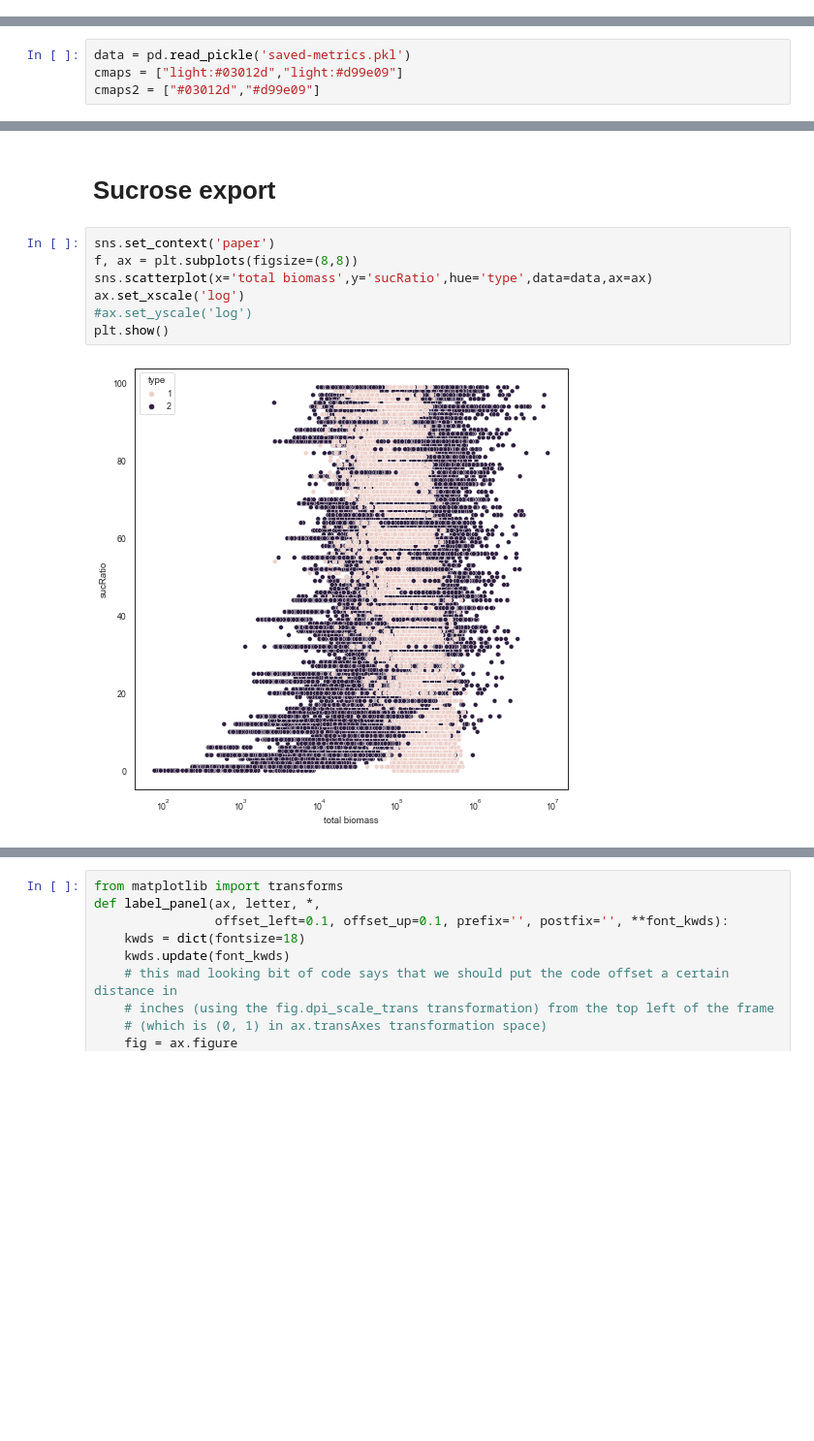
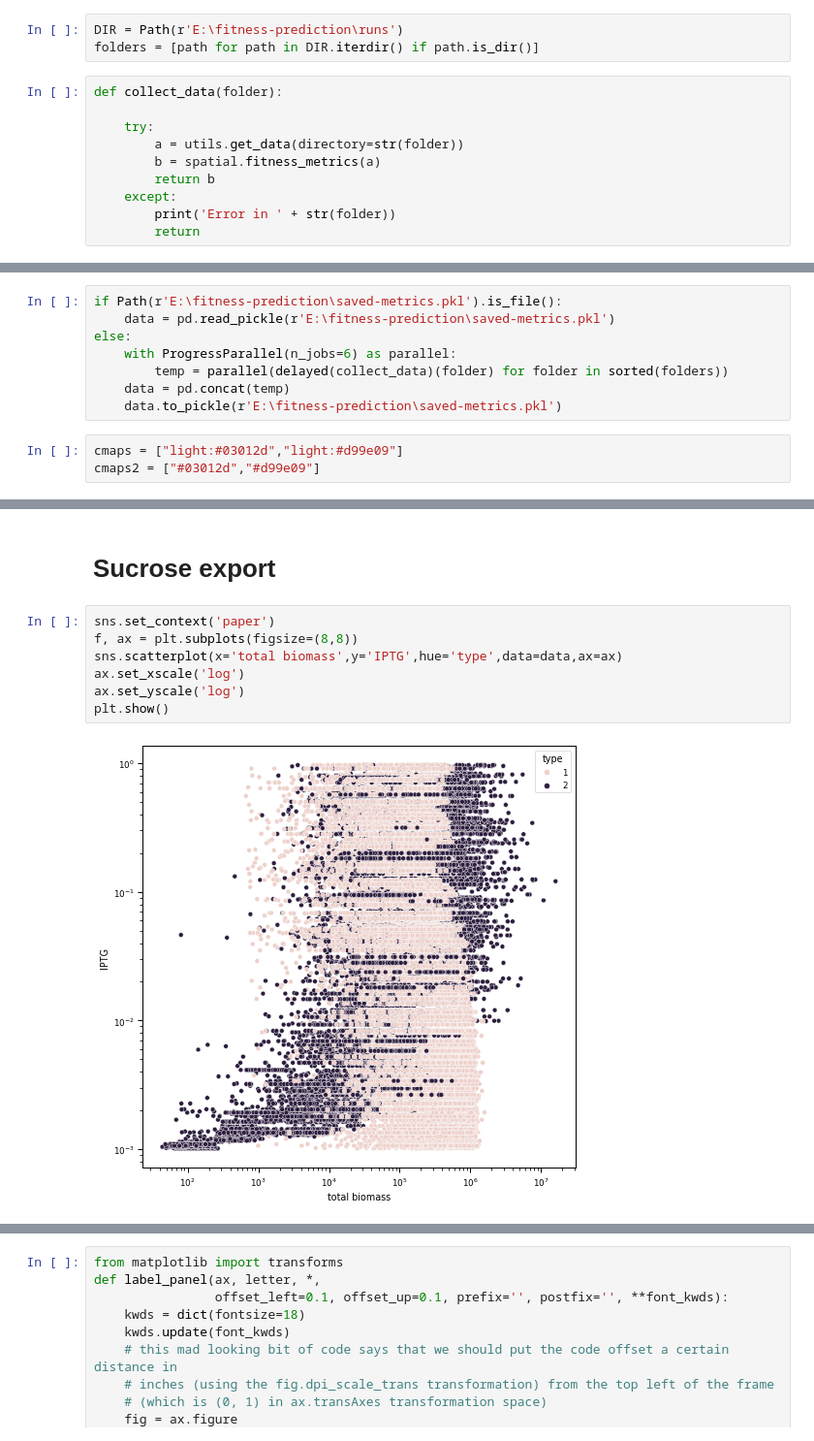
Before and after one commit to Jsakkos/nufeb-cyano-e-coli, a Jupyter notebook: notebooks/extra-trees-model.ipynb, the cells around one changed output, grey strips where cells are left out. Shown at 97% size. Saved outputs shown, nothing was run; the diff lists cells and outputs as text; blank space fills up the shorter version.

```diff
--- a/notebooks/extra-trees-model.ipynb
+++ b/notebooks/extra-trees-model.ipynb
@@ -11,7 +31,27 @@ from sklearn.metrics import r2_score, mean_squared_error
+# %%
+DIR = Path(r'E:\fitness-prediction\runs')
+folders = [path for path in DIR.iterdir() if path.is_dir()]
+# %%
+def collect_data(folder):
+
+    try:
+        a = utils.get_data(directory=str(folder))
+        b = spatial.fitness_metrics(a)
+        return b
+    except:
+        print('Error in ' + str(folder))
+        return
 # %% [markdown]
 # Gather datasets
+# %%
+if Path(r'E:\fitness-prediction\saved-metrics.pkl').is_file():
+    data = pd.read_pickle(r'E:\fitness-prediction\saved-metrics.pkl')
+else:
+    with ProgressParallel(n_jobs=6) as parallel:
+        temp = parallel(delayed(collect_data)(folder) for folder in sorted(folders))
+    data = pd.concat(temp)
+    data.to_pickle(r'E:\fitness-prediction\saved-metrics.pkl')
 # %%
-data = pd.read_pickle('saved-metrics.pkl')
 cmaps = ["light:#03012d","light:#d99e09"]
 cmaps2 = ["#03012d","#d99e09"]
 # %% [markdown]
@@ -92,12 +132,12 @@ Text(0, 0.5, ' $\\overline{IC}_{ec}$')
 # %%
 sns.set_context('paper')
 f, ax = plt.subplots(figsize=(8,8))
-sns.scatterplot(x='total biomass',y='sucRatio',hue='type',data=data,ax=ax)
+sns.scatterplot(x='total biomass',y='IPTG',hue='type',data=data,ax=ax)
 ax.set_xscale('log')
-#ax.set_yscale('log')
+ax.set_yscale('log')
 plt.show()
 # %% [output]
-[figure, old version]
+[figure, new version]
 # %%
 
 for i in [1,2]:
```
Also changed, not shown: parts of 16 cells of this notebook.
